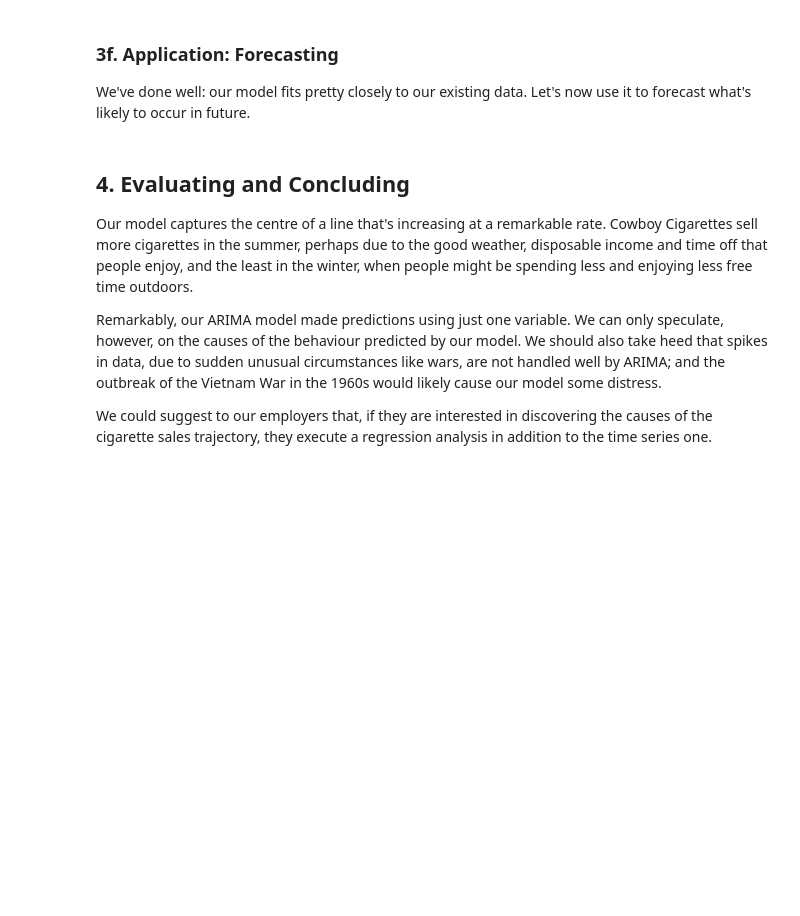
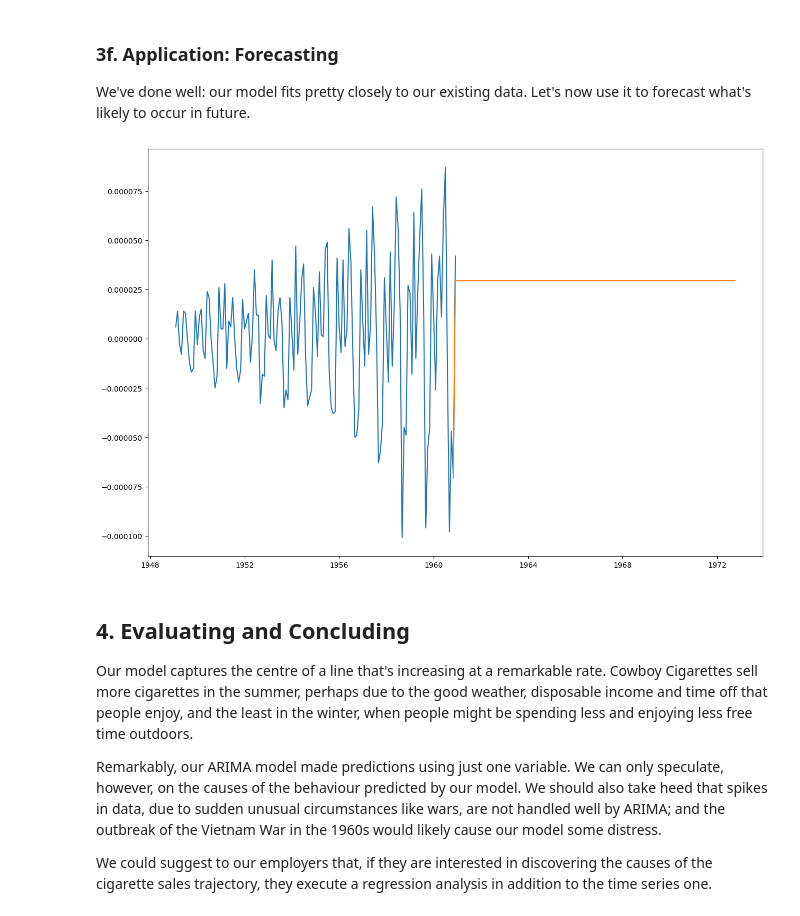
Before and after one commit to mdgarber/CowboyCig_CaseStudy, a Jupyter notebook: 1585014009_Cowboys_CigrettesCaseStudy/Cowboys&CigrettesCaseStudy/Cowboy Cigarettes Case Study - Tier 3.ipynb, the cells around one changed output. Cells and saved outputs as stored; diff of their text form; code cells hidden in the pictures; blank space fills up the shorter version.

```diff
--- a/1585014009_Cowboys_CigrettesCaseStudy/Cowboys&CigrettesCaseStudy/Cowboy Cigarettes Case Study - Tier 3.ipynb
+++ b/1585014009_Cowboys_CigrettesCaseStudy/Cowboys&CigrettesCaseStudy/Cowboy Cigarettes Case Study - Tier 3.ipynb
@@ -371,13 +450,27 @@ We've done well: our model fits pretty closely to our existing data. Let's now u
 # %%
 # Declare a variable called forecast_period with the amount of months to forecast, and
 # create a range of future dates that is the length of the periods you've chosen to forecast
-_ _ _
+forecast_period = y_diff.count()
+date_range = pd.date_range(y_diff.index[-1], periods = forecast_period,
+              freq='MS').strftime("%Y-%m-%d").tolist()
 
 # Convert that range into a dataframe that includes your predictions
-_ _ _
+# First, call DataFrame on pd
+future_months = pd.DataFrame(date_range, columns = ['Month'])
+# Let's now convert the 'Month' column to a datetime object with to_datetime
+future_months['Month'] = pd.to_datetime(future_months['Month'])
+future_months.set_index('Month', inplace = True)
+future_months['Prediction'] = forecast[0]
 
 # Plot your future predictions
-_ _ _
+# Call figure() on plt
+plt.figure(figsize=(15,10))
+plt.plot(y_diff)
+#plt.plot(y_diff['Nov 1960'].concat(future_months['Prediction']))
+plt.plot(pd.concat([y_diff['Nov 1960'], future_months['Prediction']]))
+plt.show()
+# %% [output]
+[figure, added]
 # %% [markdown]
 ## 4. Evaluating and Concluding
 
```
Also changed, not shown: parts of 14 cells of this notebook.
